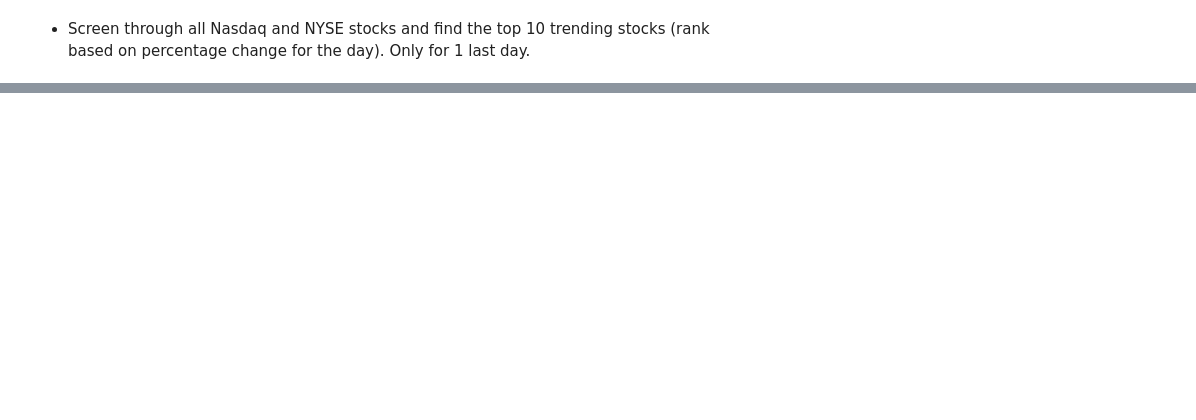
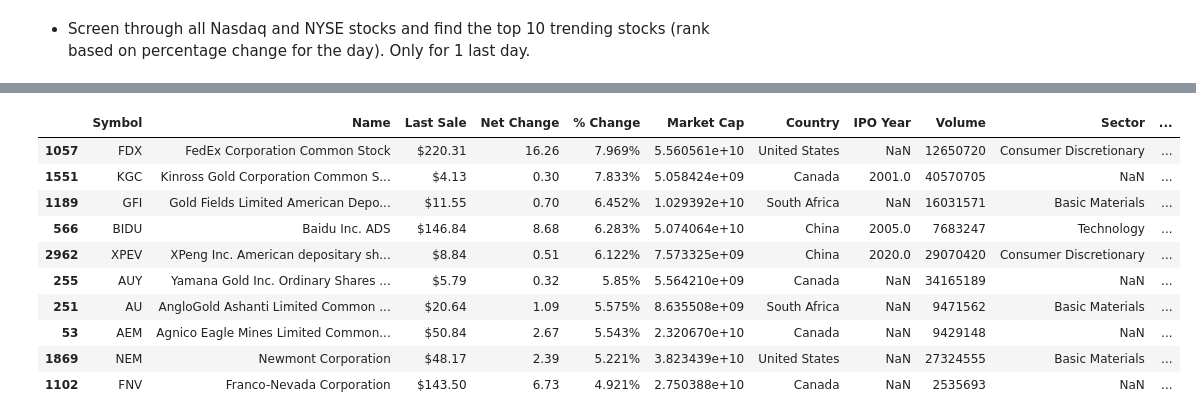
Before and after one commit to Folongton/Stock-Analysis, a Jupyter notebook: P1-Indicators-Chart-Analysis/P1-Chart-Analysis.ipynb, the cells around one changed output, grey strips where cells are left out. Cells and saved outputs as stored; diff of their text form; code cells hidden in the pictures; blank space fills up the shorter version.

```diff
--- a/P1-Indicators-Chart-Analysis/P1-Chart-Analysis.ipynb
+++ b/P1-Indicators-Chart-Analysis/P1-Chart-Analysis.ipynb
@@ -324,0 +364,6 @@ Probability of AAPL going "UP" for 5 days in a row is 0.321%. Based on 7300 days
+# %%
+nasdaq_df = pd.read_csv(r'..\P1-Indicators-Chart-Analysis\Data\Last Day\nasdaq_last_day.csv')
+nyse_df = pd.read_csv(r'..\P1-Indicators-Chart-Analysis\Data\Last Day\nyse_last_day.csv')
+# %%
+total_markets_fd = pd.concat([nasdaq_df, nyse_df], axis=0)
+total_markets_fd.shape
@@ -324,0 +387,15 @@ Probability of AAPL going "UP" for 5 days in a row is 0.321%. Based on 7300 days
+# %%
+# Top 10 stocks with larger than 5 billion market cap
+total_markets_fd[total_markets_fd['Market Cap'] > 5e9].sort_values(by='% Change', ascending=False).head(10)
+# %% [output]
+|  | Symbol | Name | Last Sale | Net Change | % Change | Market Cap | Country | IPO Year | Volume | Sector | ... |
+| 1057 | FDX | FedEx Corporation Common Stock | $220.31 | 16.26 | 7.969% | 5.560561e+10 | United States | NaN | 12650720 | Consumer Discretionary | ... |
+| 1551 | KGC | Kinross Gold Corporation Common S... | $4.13 | 0.30 | 7.833% | 5.058424e+09 | Canada | 2001.0 | 40570705 | NaN | ... |
+| 1189 | GFI | Gold Fields Limited American Depo... | $11.55 | 0.70 | 6.452% | 1.029392e+10 | South Africa | NaN | 16031571 | Basic Materials | ... |
+| 566 | BIDU | Baidu Inc. ADS | $146.84 | 8.68 | 6.283% | 5.074064e+10 | China | 2005.0 | 7683247 | Technology | ... |
+| 2962 | XPEV | XPeng Inc. American depositary sh... | $8.84 | 0.51 | 6.122% | 7.573325e+09 | China | 2020.0 | 29070420 | Consumer Discretionary | ... |
+| 255 | AUY | Yamana Gold Inc. Ordinary Shares ... | $5.79 | 0.32 | 5.85% | 5.564210e+09 | Canada | NaN | 34165189 | NaN | ... |
+| 251 | AU | AngloGold Ashanti Limited Common ... | $20.64 | 1.09 | 5.575% | 8.635508e+09 | South Africa | NaN | 9471562 | Basic Materials | ... |
+| 53 | AEM | Agnico Eagle Mines Limited Common... | $50.84 | 2.67 | 5.543% | 2.320670e+10 | Canada | NaN | 9429148 | NaN | ... |
+| 1869 | NEM | Newmont Corporation | $48.17 | 2.39 | 5.221% | 3.823439e+10 | United States | NaN | 27324555 | Basic Materials | ... |
+| 1102 | FNV | Franco-Nevada Corporation | $143.50 | 6.73 | 4.921% | 2.750388e+10 | Canada | NaN | 2535693 | NaN | ... |
```
Also changed, not shown: parts of 7 cells of this notebook, 4 other files.
